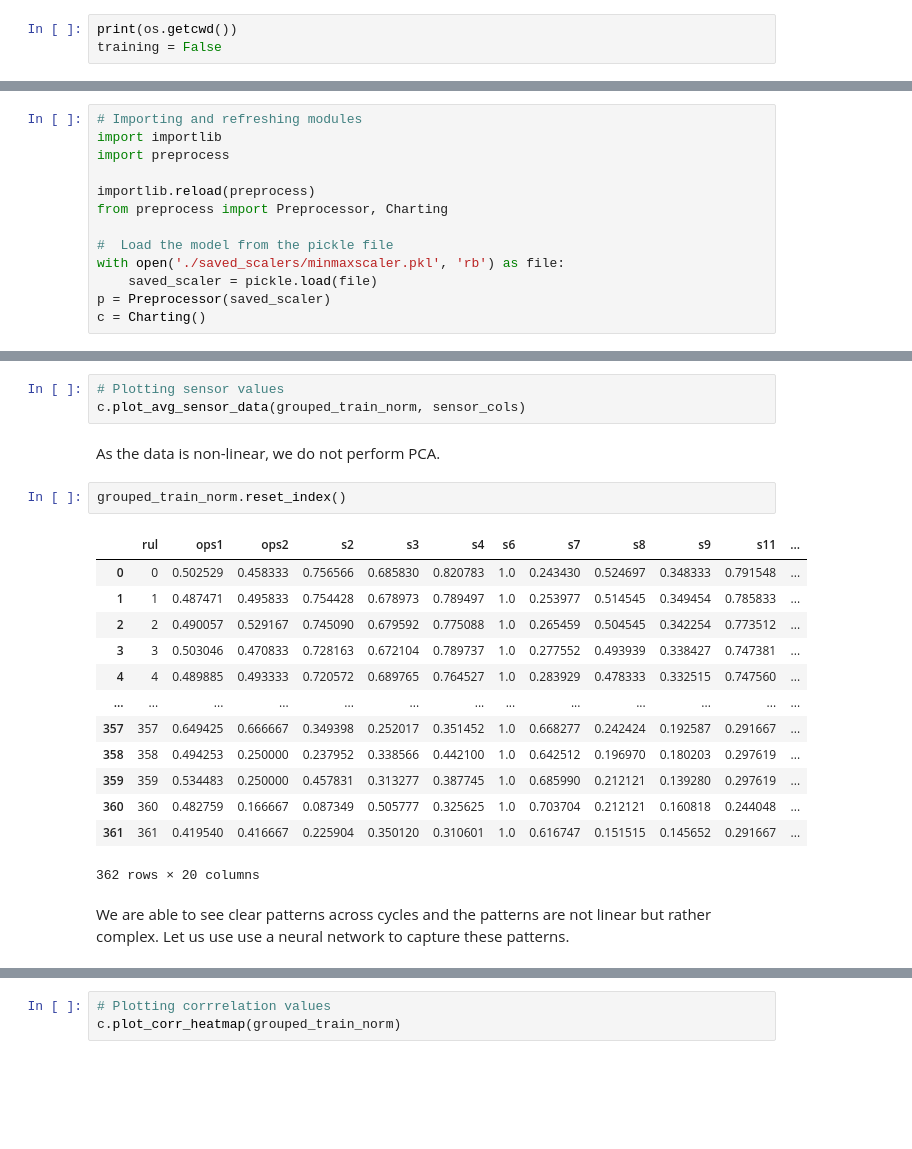
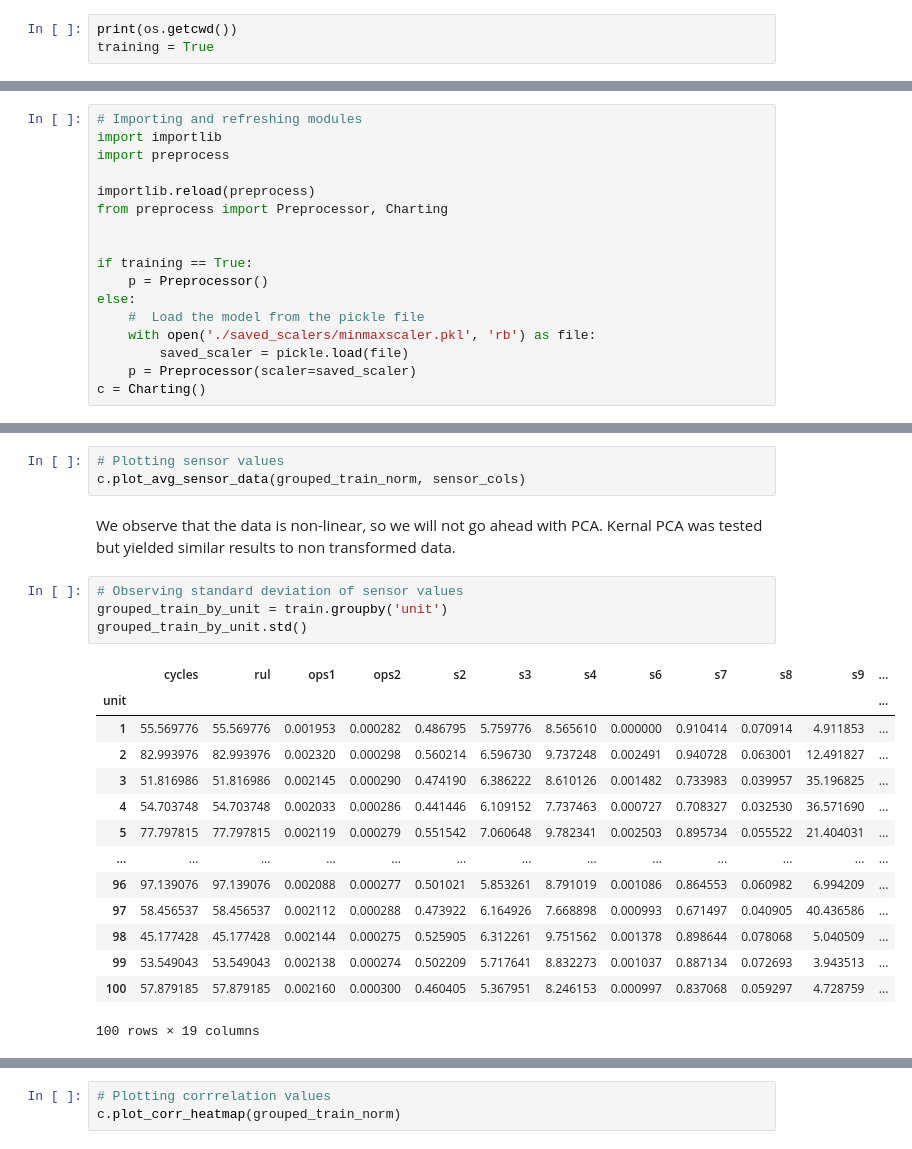
Before and after one commit to Parithimaal/Predictive_Maintenance-NASA_Turbofan_Jet_Engine, a Jupyter notebook: FD001 Analysis/FD001_analysis.ipynb, the cells around one changed output, grey strips where cells are left out. Drawn from its saved outputs; the diff is of its cells as text; blank space fills up the shorter version.

Commit message:
All training complete

```diff
--- a/FD001 Analysis/FD001_analysis.ipynb
+++ b/FD001 Analysis/FD001_analysis.ipynb
@@ -15,7 +16,7 @@ from sklearn.model_selection import train_test_split, GridSearchCV
 from sklearn.metrics import mean_squared_error, accuracy_score, r2_score
 # %%
 print(os.getcwd())
-training = False
+training = True
 # %% [output]
 c:\Users\balaj\Desktop\Projects\Predictive_Maintenance-NASA_Turbofan_Jet_Engine\FD001 Analysis
 # %%
@@ -26,10 +27,14 @@ import preprocess
 importlib.reload(preprocess)
 from preprocess import Preprocessor, Charting
 
-#  Load the model from the pickle file
-with open('./saved_scalers/minmaxscaler.pkl', 'rb') as file:
-    saved_scaler = pickle.load(file)
-p = Preprocessor(saved_scaler)
+
+if training == True:
+    p = Preprocessor()
+else:
+    #  Load the model from the pickle file
+    with open('./saved_scalers/minmaxscaler.pkl', 'rb') as file:
+        saved_scaler = pickle.load(file)
+    p = Preprocessor(scaler=saved_scaler)
 c = Charting()
 # %%
 # Loading data
@@ -91,23 +98,24 @@ grouped_train_norm = p.group_by_rul(train_norm, cols=(op_setting_cols+sensor_col
 # %%
 # Plotting sensor values
 c.plot_avg_sensor_data(grouped_train_norm, sensor_cols)
-# %% [markdown]
-As the data is non-linear, we do not perform PCA.
-# %%
-grouped_train_norm.reset_index()
-# %% [output]
-|  | rul | ops1 | ops2 | s2 | s3 | s4 | s6 | s7 | s8 | s9 | s11 | ... |
-| 0 | 0 | 0.502529 | 0.458333 | 0.756566 | 0.685830 | 0.820783 | 1.0 | 0.243430 | 0.524697 | 0.348333 | 0.791548 | ... |
-| 1 | 1 | 0.487471 | 0.495833 | 0.754428 | 0.678973 | 0.789497 | 1.0 | 0.253977 | 0.514545 | 0.349454 | 0.785833 | ... |
-| 2 | 2 | 0.490057 | 0.529167 | 0.745090 | 0.679592 | 0.775088 | 1.0 | 0.265459 | 0.504545 | 0.342254 | 0.773512 | ... |
-| 3 | 3 | 0.503046 | 0.470833 | 0.728163 | 0.672104 | 0.789737 | 1.0 | 0.277552 | 0.493939 | 0.338427 | 0.747381 | ... |
-| 4 | 4 | 0.489885 | 0.493333 | 0.720572 | 0.689765 | 0.764527 | 1.0 | 0.283929 | 0.478333 | 0.332515 | 0.747560 | ... |
-| ... | ... | ... | ... | ... | ... | ... | ... | ... | ... | ... | ... | ... |
-| 357 | 357 | 0.649425 | 0.666667 | 0.349398 | 0.252017 | 0.351452 | 1.0 | 0.668277 | 0.242424 | 0.192587 | 0.291667 | ... |
-| 358 | 358 | 0.494253 | 0.250000 | 0.237952 | 0.338566 | 0.442100 | 1.0 | 0.642512 | 0.196970 | 0.180203 | 0.297619 | ... |
-| 359 | 359 | 0.534483 | 0.250000 | 0.457831 | 0.313277 | 0.387745 | 1.0 | 0.685990 | 0.212121 | 0.139280 | 0.297619 | ... |
-| 360 | 360 | 0.482759 | 0.166667 | 0.087349 | 0.505777 | 0.325625 | 1.0 | 0.703704 | 0.212121 | 0.160818 | 0.244048 | ... |
-| 361 | 361 | 0.419540 | 0.416667 | 0.225904 | 0.350120 | 0.310601 | 1.0 | 0.616747 | 0.151515 | 0.145652 | 0.291667 | ... |
-362 rows × 20 columns
-# %% [markdown]
-We are able to see clear patterns across cycles and the patterns are not linear but rather complex. Let us use use a neural network to capture these patterns.
+# %% [markdown]
+We observe that the data is non-linear, so we will not go ahead with PCA. Kernal PCA was tested but yielded similar results to non transformed data.
+# %%
+# Observing standard deviation of sensor values
+grouped_train_by_unit = train.groupby('unit')
+grouped_train_by_unit.std()
+# %% [output]
+|  | cycles | rul | ops1 | ops2 | s2 | s3 | s4 | s6 | s7 | s8 | s9 | ... |
+| unit |  |  |  |  |  |  |  |  |  |  |  | ... |
+| 1 | 55.569776 | 55.569776 | 0.001953 | 0.000282 | 0.486795 | 5.759776 | 8.565610 | 0.000000 | 0.910414 | 0.070914 | 4.911853 | ... |
+| 2 | 82.993976 | 82.993976 | 0.002320 | 0.000298 | 0.560214 | 6.596730 | 9.737248 | 0.002491 | 0.940728 | 0.063001 | 12.491827 | ... |
+| 3 | 51.816986 | 51.816986 | 0.002145 | 0.000290 | 0.474190 | 6.386222 | 8.610126 | 0.001482 | 0.733983 | 0.039957 | 35.196825 | ... |
+| 4 | 54.703748 | 54.703748 | 0.002033 | 0.000286 | 0.441446 | 6.109152 | 7.737463 | 0.000727 | 0.708327 | 0.032530 | 36.571690 | ... |
+| 5 | 77.797815 | 77.797815 | 0.002119 | 0.000279 | 0.551542 | 7.060648 | 9.782341 | 0.002503 | 0.895734 | 0.055522 | 21.404031 | ... |
+| ... | ... | ... | ... | ... | ... | ... | ... | ... | ... | ... | ... | ... |
+| 96 | 97.139076 | 97.139076 | 0.002088 | 0.000277 | 0.501021 | 5.853261 | 8.791019 | 0.001086 | 0.864553 | 0.060982 | 6.994209 | ... |
+| 97 | 58.456537 | 58.456537 | 0.002112 | 0.000288 | 0.473922 | 6.164926 | 7.668898 | 0.000993 | 0.671497 | 0.040905 | 40.436586 | ... |
+| 98 | 45.177428 | 45.177428 | 0.002144 | 0.000275 | 0.525905 | 6.312261 | 9.751562 | 0.001378 | 0.898644 | 0.078068 | 5.040509 | ... |
+| 99 | 53.549043 | 53.549043 | 0.002138 | 0.000274 | 0.502209 | 5.717641 | 8.832273 | 0.001037 | 0.887134 | 0.072693 | 3.943513 | ... |
+| 100 | 57.879185 | 57.879185 | 0.002160 | 0.000300 | 0.460405 | 5.367951 | 8.246153 | 0.000997 | 0.837068 | 0.059297 | 4.728759 | ... |
+100 rows × 19 columns
```
Also changed, not shown: parts of 21 cells of this notebook, 4 other files.
